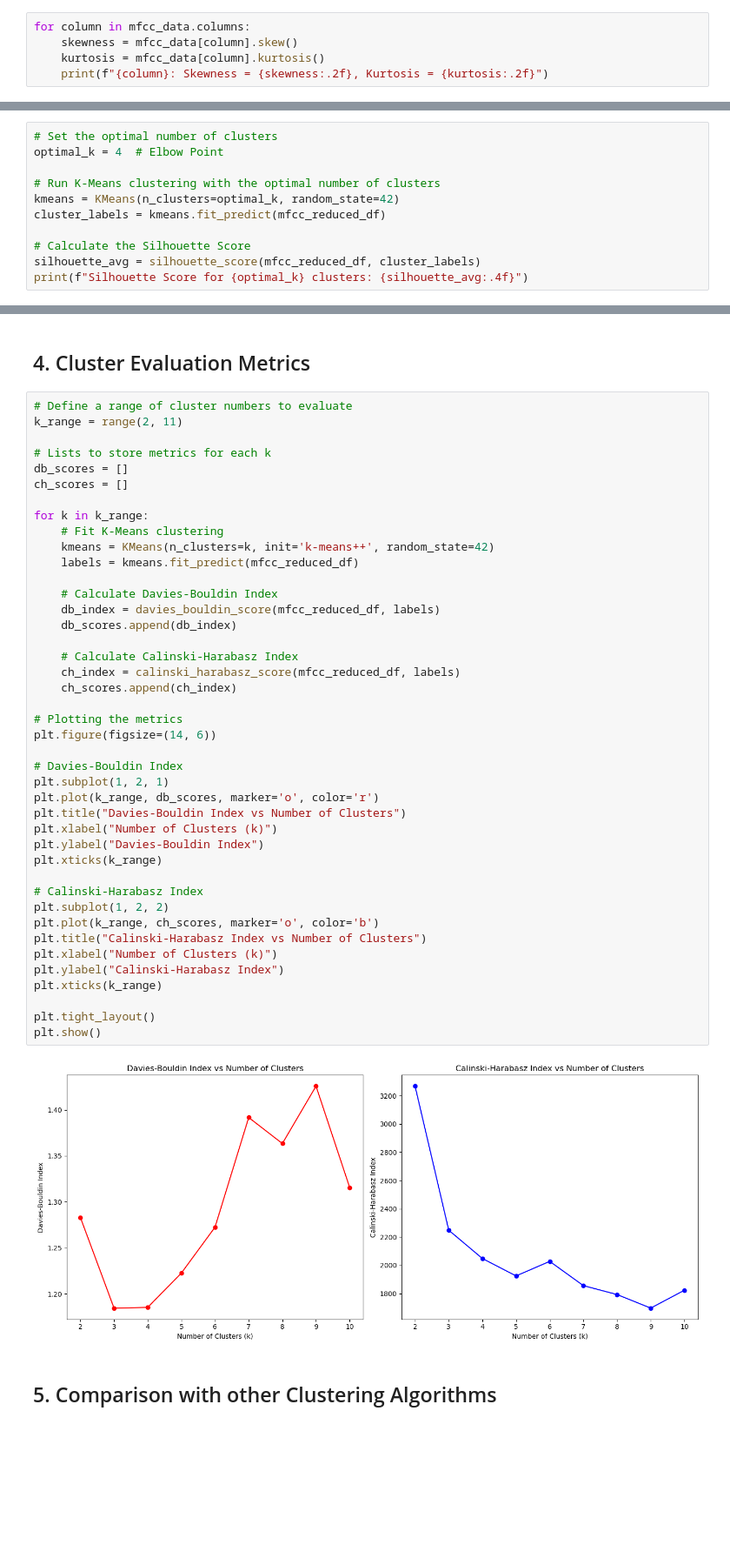
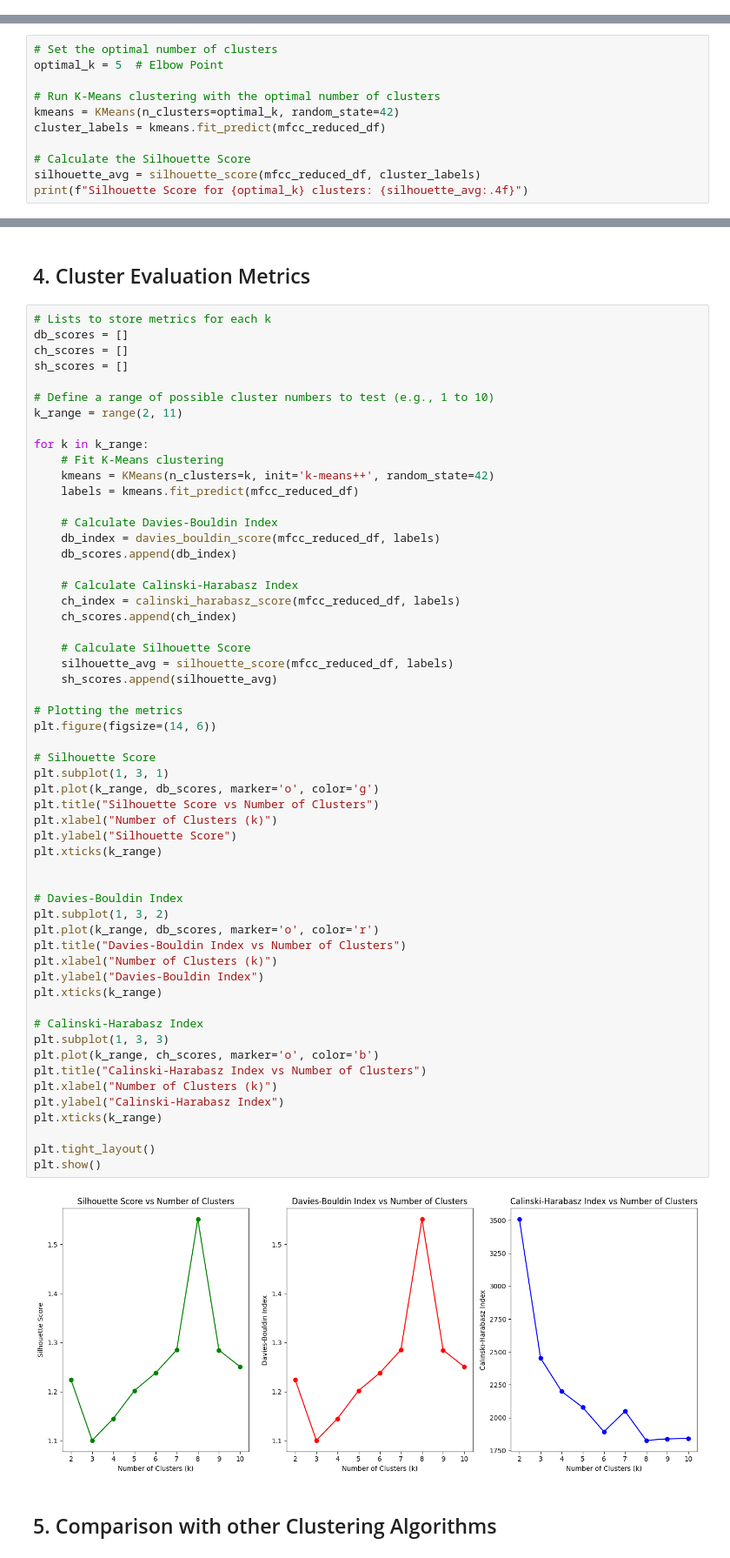
Before and after one commit to harshit-jain52/CS60050, a Jupyter notebook: assgn03/A3_Part2.ipynb, the cells around one changed output, grey strips where cells are left out. Shown at 87% size. Cells and saved outputs as stored; diff of their text form; blank space fills up the shorter version.

```diff
--- a/assgn03/A3_Part2.ipynb
+++ b/assgn03/A3_Part2.ipynb
@@ -134,8 +146,3 @@ plt.xticks(rotation=90)
 plt.show()
 # %% [output]
 [figure]
-# %%
-for column in mfcc_data.columns:
-    skewness = mfcc_data[column].skew()
-    kurtosis = mfcc_data[column].kurtosis()
-    print(f"{column}: Skewness = {skewness:.2f}, Kurtosis = {kurtosis:.2f}")
@@ -312,6 +348,6 @@ The Silhouette Score ranges from -1 to 1:
 # %%
 # Set the optimal number of clusters
-optimal_k = 4  # Elbow Point
+optimal_k = 5  # Elbow Point
 
 # Run K-Means clustering with the optimal number of clusters
 kmeans = KMeans(n_clusters=optimal_k, random_state=42)
@@ -428,12 +485,13 @@ Top 10 Most Important Features:
 # %% [markdown]
 ## 4. Cluster Evaluation Metrics
 # %%
-# Define a range of cluster numbers to evaluate
-k_range = range(2, 11)
-
 # Lists to store metrics for each k
 db_scores = []
 ch_scores = []
+sh_scores = []
+
+# Define a range of possible cluster numbers to test (e.g., 1 to 10)
+k_range = range(2, 11)
 
 for k in k_range:
     # Fit K-Means clustering
@@ -441,36 +499,49 @@ for k in k_range:
     labels = kmeans.fit_predict(mfcc_reduced_df)
 
     # Calculate Davies-Bouldin Index
     db_index = davies_bouldin_score(mfcc_reduced_df, labels)
     db_scores.append(db_index)
 
     # Calculate Calinski-Harabasz Index
     ch_index = calinski_harabasz_score(mfcc_reduced_df, labels)
     ch_scores.append(ch_index)
 
+    # Calculate Silhouette Score
+    silhouette_avg = silhouette_score(mfcc_reduced_df, labels)
+    sh_scores.append(silhouette_avg)
+
 # Plotting the metrics
 plt.figure(figsize=(14, 6))
 
+# Silhouette Score
+plt.subplot(1, 3, 1)
+plt.plot(k_range, db_scores, marker='o', color='g')
+plt.title("Silhouette Score vs Number of Clusters")
+plt.xlabel("Number of Clusters (k)")
+plt.ylabel("Silhouette Score")
+plt.xticks(k_range)
+
+
 # Davies-Bouldin Index
-plt.subplot(1, 2, 1)
+plt.subplot(1, 3, 2)
 plt.plot(k_range, db_scores, marker='o', color='r')
 plt.title("Davies-Bouldin Index vs Number of Clusters")
 plt.xlabel("Number of Clusters (k)")
 plt.ylabel("Davies-Bouldin Index")
 plt.xticks(k_range)
 
 # Calinski-Harabasz Index
-plt.subplot(1, 2, 2)
+plt.subplot(1, 3, 3)
 plt.plot(k_range, ch_scores, marker='o', color='b')
 plt.title("Calinski-Harabasz Index vs Number of Clusters")
 plt.xlabel("Number of Clusters (k)")
 plt.ylabel("Calinski-Harabasz Index")
 plt.xticks(k_range)
 
 plt.tight_layout()
 plt.show()
 # %% [output]
-[figure, old version]
+[figure, new version]
 # %% [markdown]
 ## 5. Comparison with other Clustering Algorithms
 # %% [markdown]
```
Also changed, not shown: parts of 46 cells of this notebook, 1 other file.
